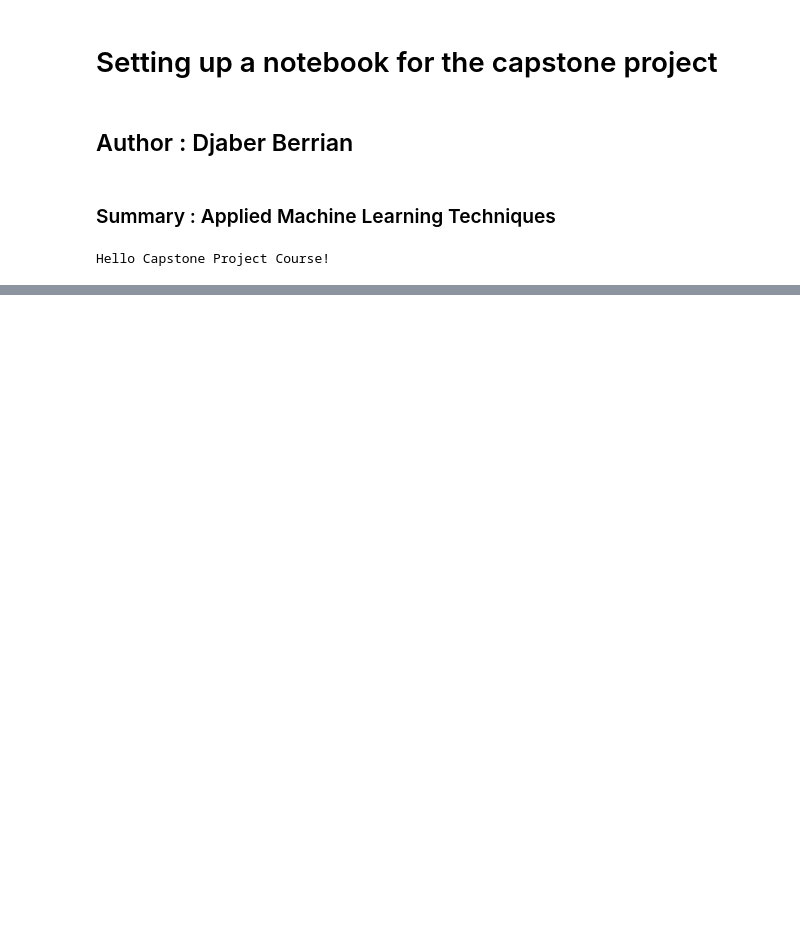
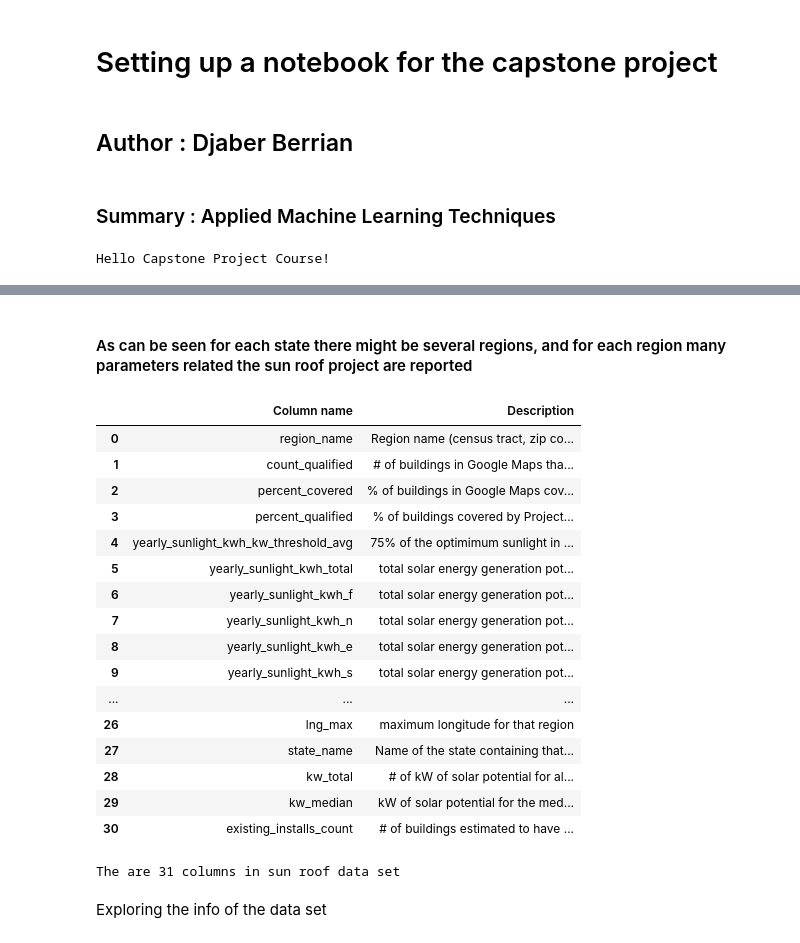
Before and after one commit to dberrian/capstone-project, a Jupyter notebook: Capstone_project_initiation.ipynb, the cells around one changed output, grey strips where cells are left out. Cells and saved outputs as stored; diff of their text form; code cells hidden in the pictures; blank space fills up the shorter version.

```diff
--- a/Capstone_project_initiation.ipynb
+++ b/Capstone_project_initiation.ipynb
@@ -19,0 +45,28 @@ Hello Capstone Project Course!
+# %% [markdown]
+#### As can be seen for each state there might be several regions, and for each region many parameters related the sun roof project are reported
+# %%
+df_dscpt.rename(columns={'Field':'Column name'})# data description of each columnz
+# %% [output]
+|  | Column name | Description |
+| 0 | region_name | Region name (census tract, zip co... |
+| 1 | count_qualified | # of buildings in Google Maps tha... |
+| 2 | percent_covered | % of buildings in Google Maps cov... |
+| 3 | percent_qualified | % of buildings covered by Project... |
+| 4 | yearly_sunlight_kwh_kw_threshold_avg | 75% of the optimimum sunlight in ... |
+| 5 | yearly_sunlight_kwh_total | total solar energy generation pot... |
+| 6 | yearly_sunlight_kwh_f | total solar energy generation pot... |
+| 7 | yearly_sunlight_kwh_n | total solar energy generation pot... |
+| 8 | yearly_sunlight_kwh_e | total solar energy generation pot... |
+| 9 | yearly_sunlight_kwh_s | total solar energy generation pot... |
+| ... | ... | ... |
+| 26 | lng_max | maximum longitude for that region |
+| 27 | state_name | Name of the state containing that... |
+| 28 | kw_total | # of kW of solar potential for al... |
+| 29 | kw_median | kW of solar potential for the med... |
+| 30 | existing_installs_count | # of buildings estimated to have ... |
+# %%
+print( 'The are {} columns in sun roof data set'.format(len(df_sun_roof.columns.to_list())))
+# %% [output]
+The are 31 columns in sun roof data set
+# %% [markdown]
+Exploring  the info of the data set
```
Also changed, not shown: parts of 25 cells of this notebook.
